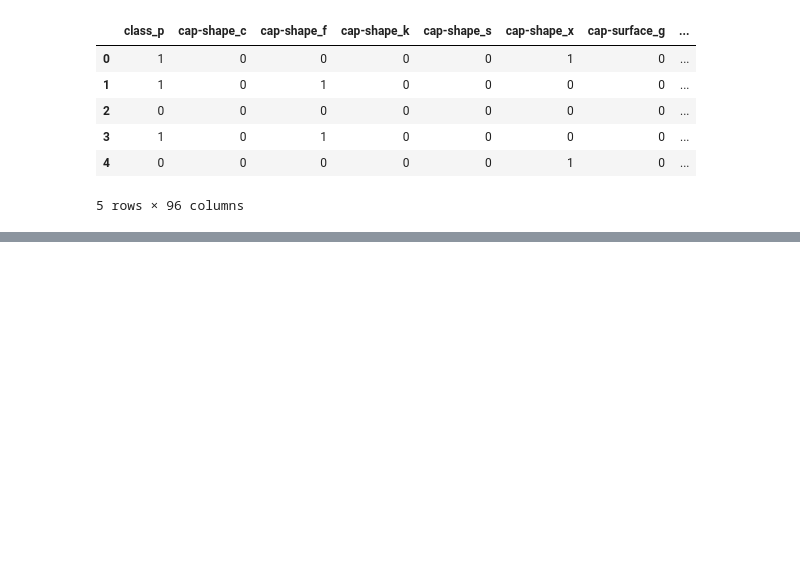
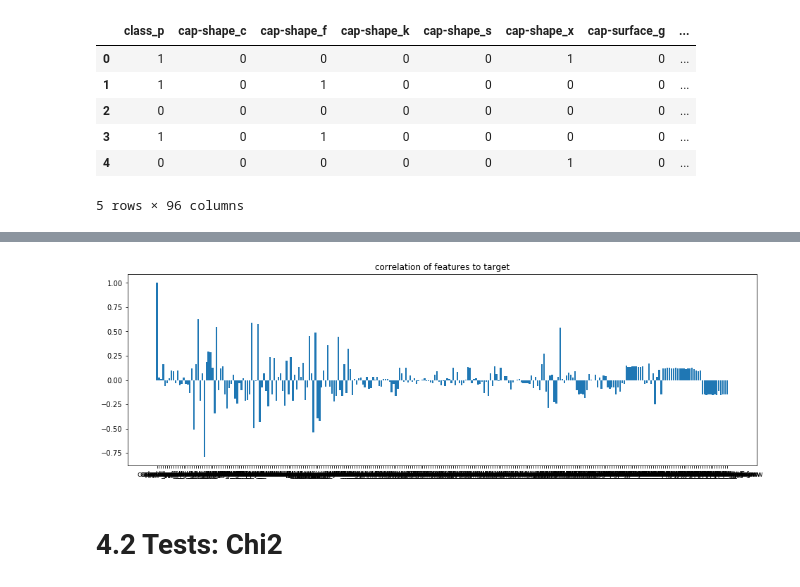
Before and after one commit to georgewillben/Mushroom_Classification, a Jupyter notebook: Feature Engineering.ipynb, the cells around one changed output, grey strips where cells are left out. Saved outputs shown, nothing was run; the diff lists cells and outputs as text; code cells hidden in the pictures; blank space fills up the shorter version.

```diff
--- a/Feature Engineering.ipynb
+++ b/Feature Engineering.ipynb
@@ -112,0 +115,3 @@ explore = one_hot_encode(explore)
+# %%
+corrs = dict(explore.corr()["class_p"])
+corrs
@@ -112,0 +136,16 @@ explore = one_hot_encode(explore)
+# %%
+feats = []
+corr_vals = []
+
+for key, value in corrs.items():
+    feats.append(key)
+    corr_vals.append(value)
+
+plt.figure(figsize=(16, 5))
+plt.bar(feats, corr_vals)
+plt.title("correlation of features to target")
+plt.show()
+# %% [output]
+[figure, added]
+# %% [markdown]
+# 4.2 Tests: Chi2
```
Also changed, not shown: parts of 4 cells of this notebook.
